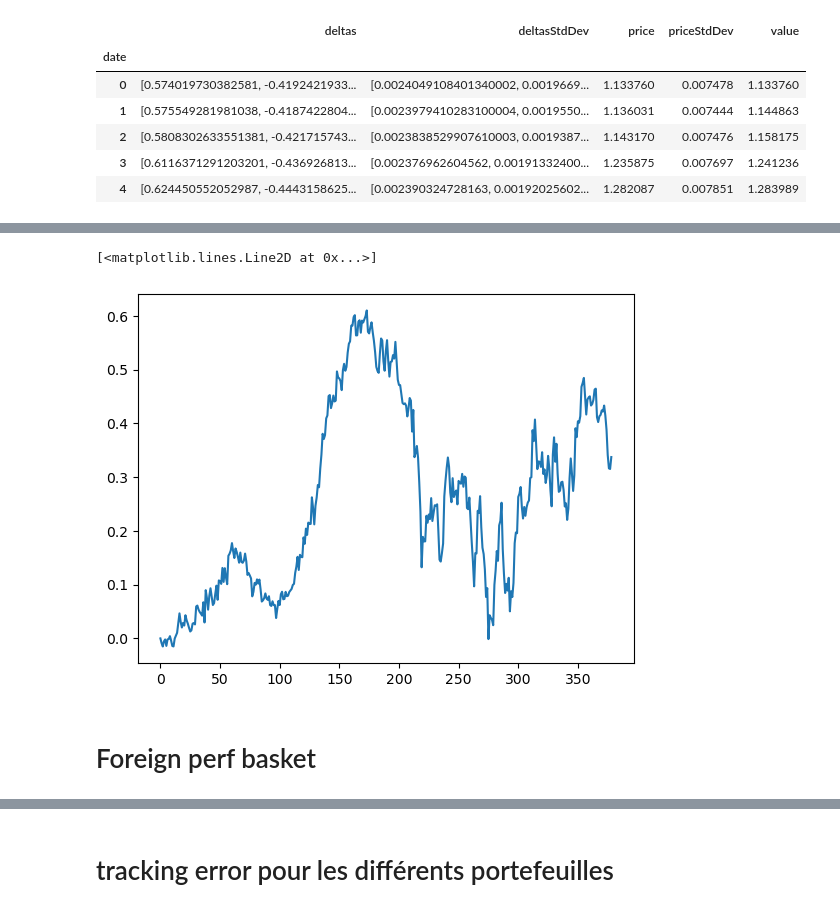
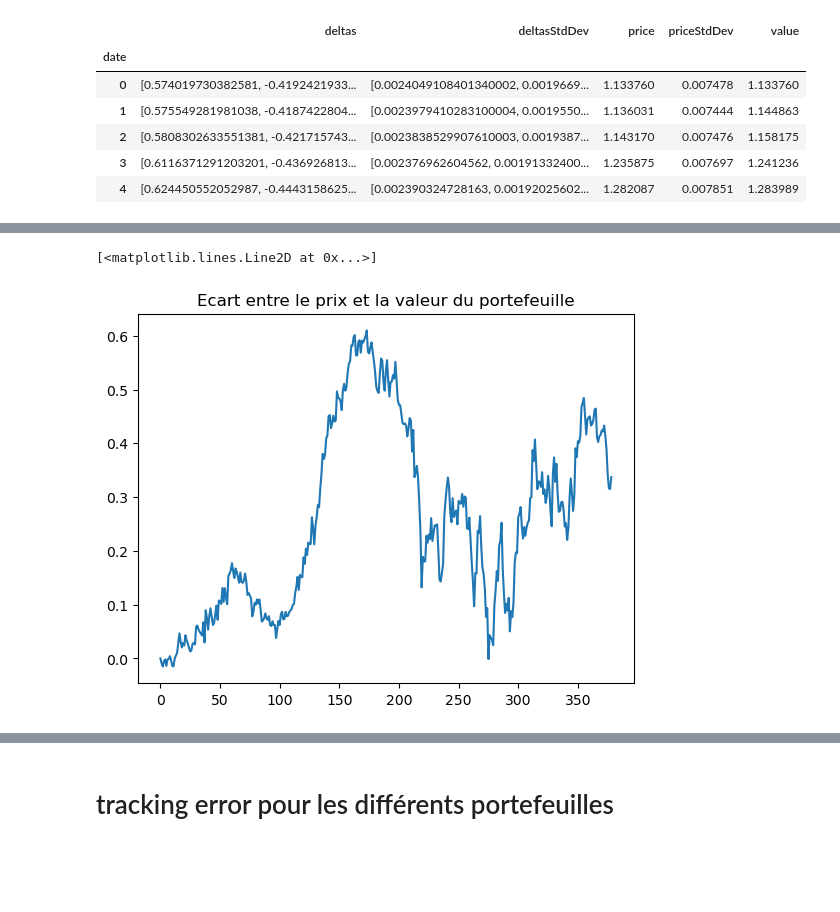
Before and after one commit to ZacharyZbr/pricer, a Jupyter notebook: Analyse de courverture.ipynb, the cells around one changed output, grey strips where cells are left out. Saved outputs shown, nothing was run; the diff lists cells and outputs as text; code cells hidden in the pictures; blank space fills up the shorter version.

Commit message:
modification du notebook avec les résultas de perfs

```diff
--- a/Analyse de courverture.ipynb
+++ b/Analyse de courverture.ipynb
@@ -114,11 +149,10 @@ df_quanto_exchange.head()
 # %%
+plt.title("Ecart entre le prix et la valeur du portefeuille")
 plt.plot(df_quanto_exchange["price"] - df_quanto_exchange["value"])
 # %% [output]
 [<matplotlib.lines.Line2D at 0x...>]
-[figure, old version]
+[figure, new version]
 # %%
 price = np.array(df_quanto_exchange["price"])
 value = np.array(df_quanto_exchange["value"])
 tracking_error_quanto_exchange = (price - value) / value
-# %% [markdown]
-# Foreign perf basket
```
Also changed, not shown: parts of 16 cells of this notebook, 2 other files.
